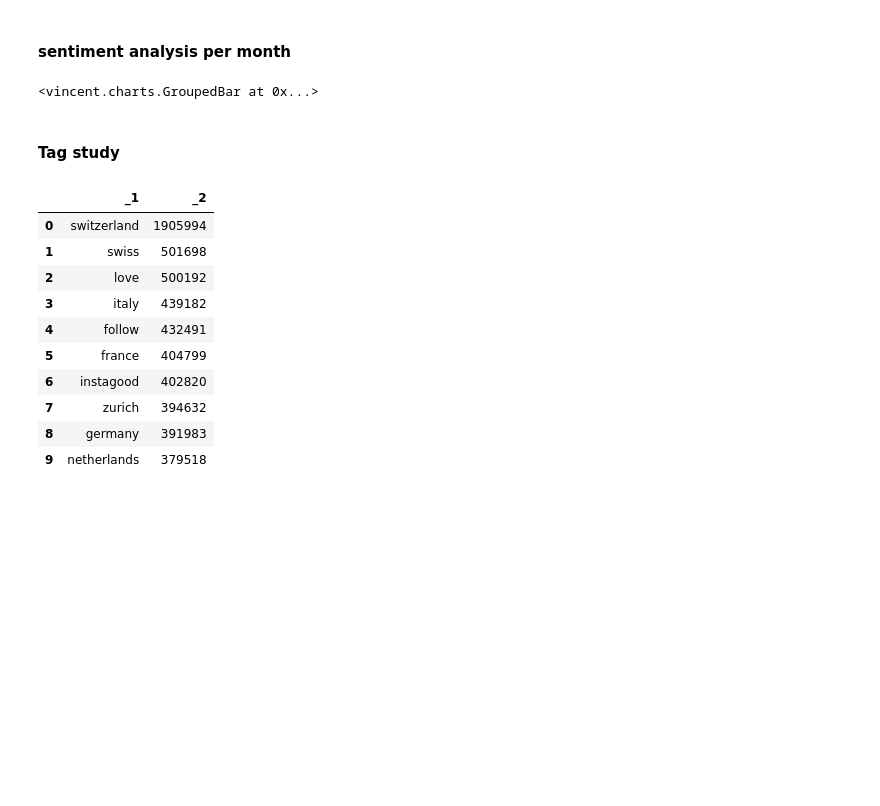
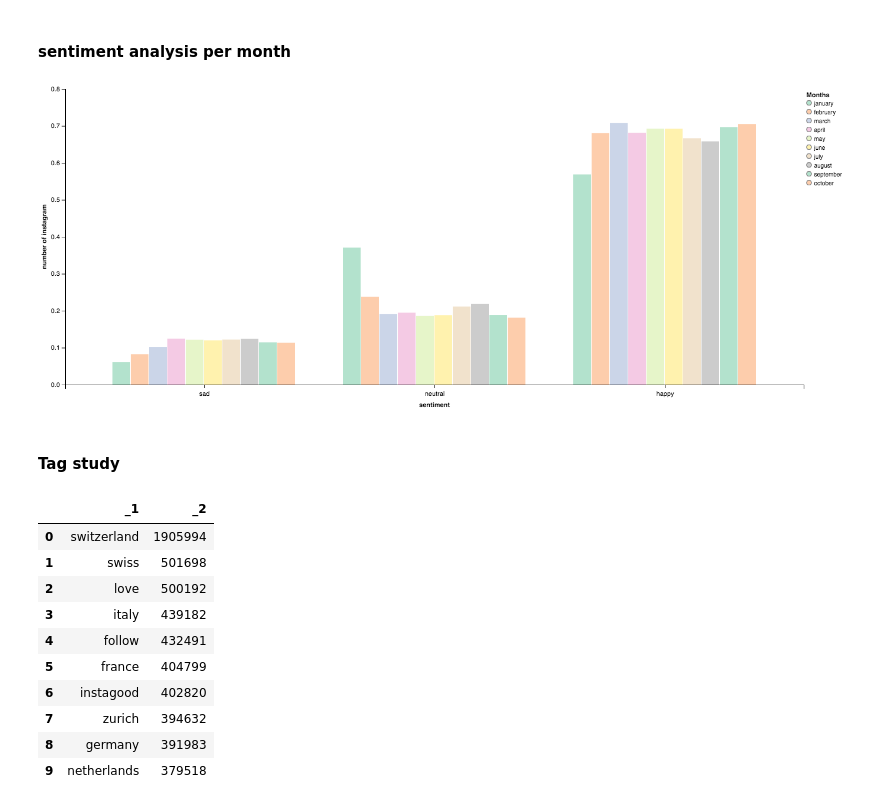
Before and after one commit to schraibi/ADA_Project, a Jupyter notebook: visualization/visualisation.ipynb, the cells around one changed output. Saved outputs shown, nothing was run; the diff lists cells and outputs as text; code cells hidden in the pictures; blank space fills up the shorter version.

```diff
--- a/visualization/visualisation.ipynb
+++ b/visualization/visualisation.ipynb
@@ -75,12 +74,12 @@ group
 # %%
 group = vincent.GroupedBar(vis_2_score)
 group.legend(title='Months')
 group.colors(brew='Pastel2')
 group.axis_titles(x='sentiment', y='number of instagram')
 group.width=1250
-group
+Image('pic/sent_per_month.png', width=1050,height=250)
 # %% [output]
-<vincent.charts.GroupedBar at 0x...>
+[figure, added]
 # %% [markdown]
 #### Tag study
 # %%
```
Also changed, not shown: parts of 5 cells of this notebook, 15 other files.
